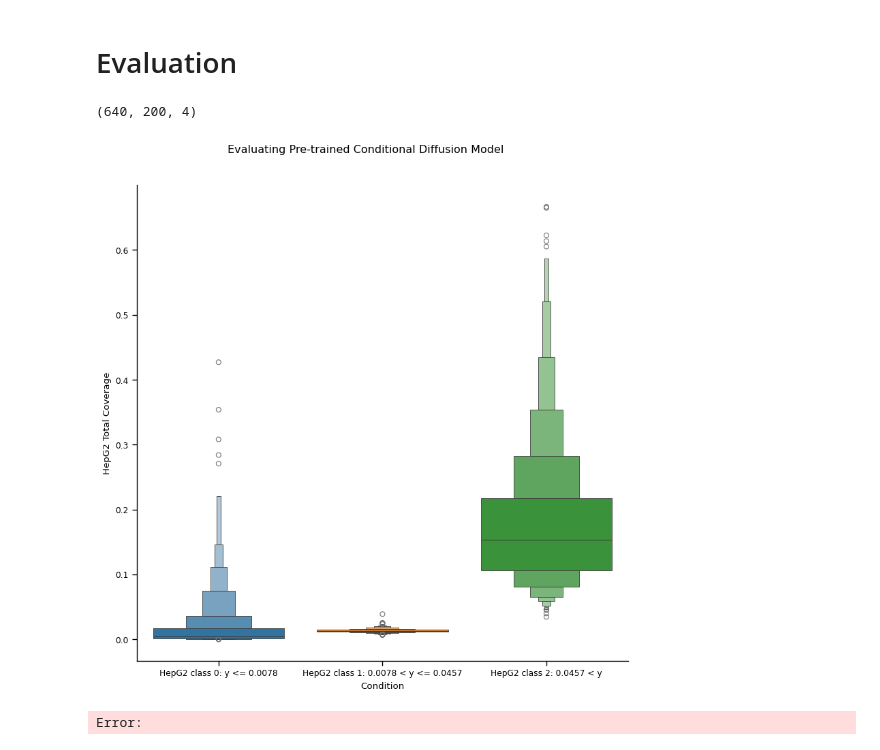
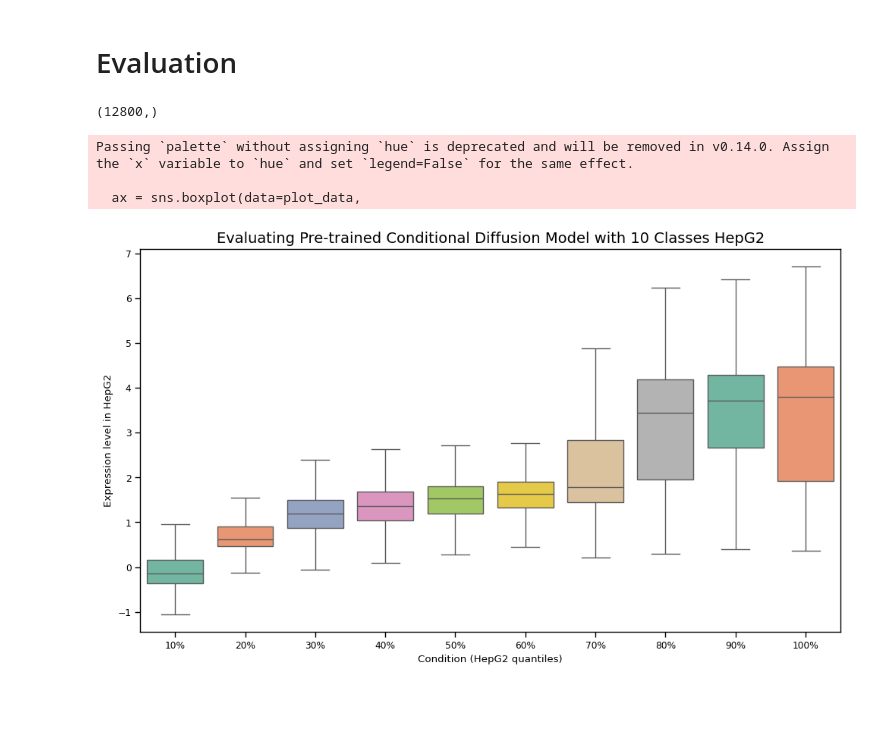
Before and after one commit to masa-ue/RLfinetuning_Diffusion_Bioseq, a Jupyter notebook: tutorials/Human-enhancer/Evaluate_pretrained-conditional-diffusion copy.ipynb, the cells around one changed output. Drawn from its saved outputs; the diff is of its cells as text; code cells hidden in the pictures; blank space fills up the shorter version.

```diff
--- a/tutorials/Human-enhancer/Evaluate_pretrained-conditional-diffusion copy.ipynb
+++ b/tutorials/Human-enhancer/Evaluate_pretrained-conditional-diffusion copy.ipynb
@@ -25,7 +22,7 @@ The autoreload extension is already loaded. To reload it, use:
 # %%
 class ModelParameters:
     diffusion_weights_file = 'artifacts/DNA-dataset:v0/steps400.cat4.speed_balance.time4.0.samples100000.pth'
-    checkpoint_path = '../../save_models/ATAC_Hepg2_3class_V0/_2024.09.03_04.37.46/diffusion_epoch=000-average-loss=0.92.ckpt'
+    checkpoint_path = '../../save_models/MRPA/Hepg2_10class_V0/_2024.09.05_01.40.07/diffusion_epoch=399-average-loss=0.29.ckpt'
     time_schedule = 'artifacts/DNA-dataset:v0/time_dependent.npz'
 config = ModelParameters()
 
@@ -34,7 +31,8 @@ DEVICE = "cuda:3"
 # Load Reward model
 from grelu.lightning import LightningModel
 
-reward_model = LightningModel.load_from_checkpoint("artifacts/model.ckpt")
+# reward_model = LightningModel.load_from_checkpoint("artifacts/binary_atac_reward_model.ckpt")
+reward_model = LightningModel.load_from_checkpoint("artifacts/DNA-model:v0/reward_model.ckpt")
 reward_model.eval()
 reward_model.to(DEVICE)
 # %% [output]
@@ -75,7 +75,7 @@ original_model = lightning_dif.load_from_checkpoint(
         time_schedule=config.time_schedule,
         augment=False,
         continuous=False,
-        all_class_number=3,
+        all_class_number=10,
     )
 
 original_model = original_model.model
@@ -181,5 +105,0 @@ allsamples_condition_2 = np.concatenate(allsamples_original_condition_2, axis=1)
-# %%
-allsamples_condition_0.shape
-# print(allsamples_condition_0)
-# %% [output]
-(640, 200, 4)
@@ -229,36 +160,57 @@ rewards_condition_2 = np.concatenate(rewards_condition_2)
 # %%
 %matplotlib inline
 import seaborn as sns
 import matplotlib.pyplot as plt
 
-compare = np.concatenate((rewards_condition_0[:,1],
-                          rewards_condition_1[:,1],
-                          rewards_condition_2[:,1]), axis= 0)
+# Calculate rewards for each condition
+rewards_conditions = [calculate_rewards(allsamples_conditions[i]) for i in range(10)]
 
-type1 = ['HepG2 class 0: y <= 0.0078' for i in range(len(rewards_condition_0[:,1] ))]
-type2 = ['HepG2 class 1: 0.0078 < y <= 0.0457' for i in range(len(rewards_condition_1[:,1] ))]
-type3 = ['HepG2 class 2: 0.0457 < y' for i in range(len(rewards_condition_2[:,1] ))]
+# Prepare data for comparison and plotting
+compare_hepg2 = np.concatenate([rewards_conditions[i][:, 0].reshape(-1) for i in range(10)], axis=0)
+types = [f'{(i+1)*10}%' for i in range(10)]
+types_flat = [t for i, t in enumerate(types) for _ in range(len(rewards_conditions[i][:, 1]))]
 
-type = type1 + type2 + type3
+print(compare_hepg2.shape)
 
-data_dict = {'Condition': type, 'HepG2 Total Coverage': compare[:,0] }
+data_dict = {'Condition (HepG2 quantiles)': types_flat, 'Expression level in HepG2': compare_hepg2}
 plot_data = pd.DataFrame(data_dict)
 
+# Plotting
 sns.set_context("paper")
-fig = sns.catplot(data=plot_data,
-                  x = 'Condition',
-                  y = 'HepG2 Total Coverage',
-                  hue = "Condition",
-                  kind = "boxen",
-                  height = 8,
-                )
 
-# Add title
-fig.fig.suptitle('Evaluating Pre-trained Conditional Diffusion Model', y=1.02)
+# fig = sns.catplot(data=plot_data,
+#                   x='Condition (HepG2 quantiles)',
+#                   y='Expression level in HepG2',
+#                   hue="Condition (HepG2 quantiles)",
+#                   kind="boxen",
+#                   height=8)
 
+# # Add title
+# fig.fig.suptitle('Evaluating Pre-trained Conditional Diffusion Model with 10 classes HepG2', y=1.02)
+
+# plt.tight_layout()
+
+# # Save the figure
+# fig.savefig(f"../../media/Eval_pre-trained-model_strength={strength}_hepg2-10class.png")
+
+plt.figure(figsize=(10, 6))
+ax = sns.boxplot(data=plot_data,
+                 x='Condition (HepG2 quantiles)',
+                 y='Expression level in HepG2',
+                 palette="Set2",
+                 showfliers=False)  # Disable plotting of outliers
+
+# Add title and adjust layout
+plt.title('Evaluating Pre-trained Conditional Diffusion Model with 10 Classes HepG2', fontsize=14)
 plt.tight_layout()
 
-fig.savefig(f"../../media/Eval_pre-trained-model_strength={strength}_hepg2.png")
+# Save the figure
+plt.savefig(f"../../media/Eval_pre-trained-model_strength={strength}_hepg2-10class-boxplot-final.png")
+
+plt.show()
 # %% [output]
+(12800,)
+Passing `palette` without assigning `hue` is deprecated and will be removed in v0.14.0. Assign the `x` variable to `hue` and set `legend=False` for the same effect.
+
+  ax = sns.boxplot(data=plot_data,
-[figure, old version]
+[figure, new version]
-Error:
```
Also changed, not shown: parts of 9 cells of this notebook, 7 other files.
